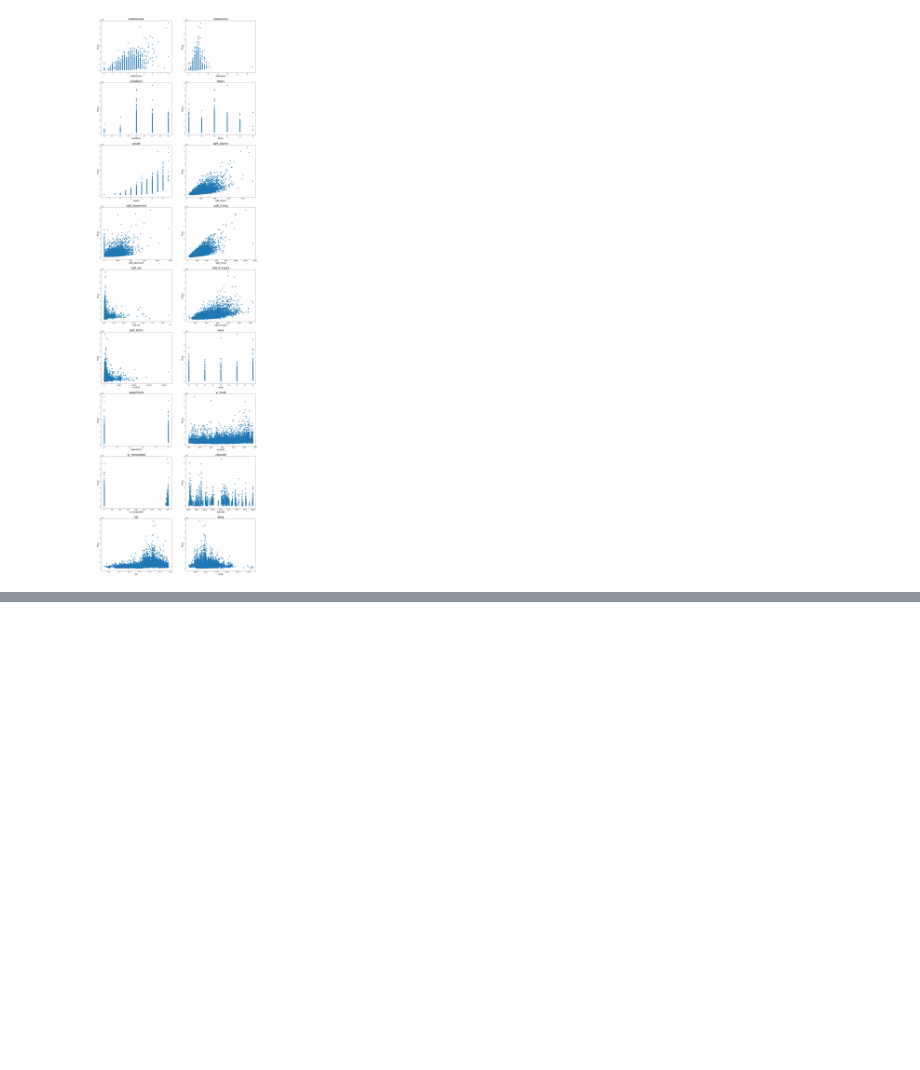
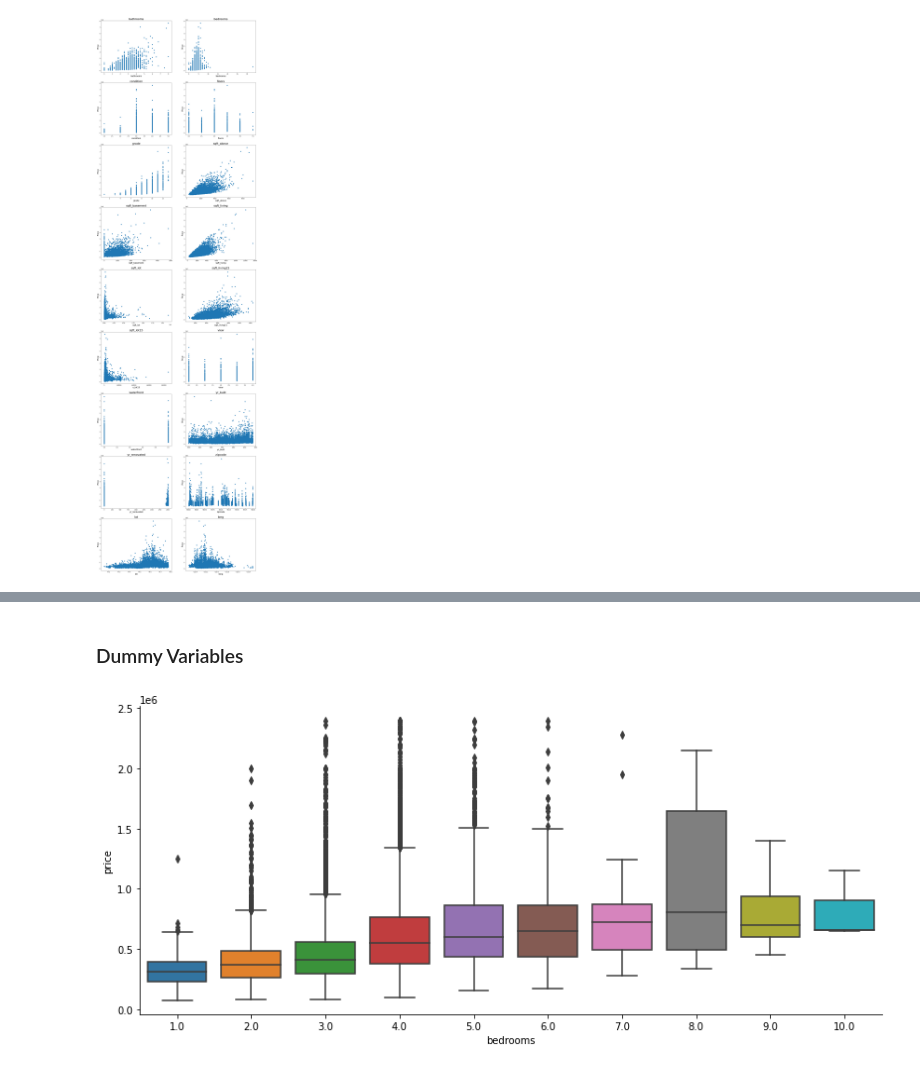
Before and after one commit to raizelistaken/Housing_Prices_KC, a Jupyter notebook: Raizel_Bernstein_Housing_Prices_Kings_County.ipynb, the cells around one changed output, grey strips where cells are left out. Saved outputs shown, nothing was run; the diff lists cells and outputs as text; code cells hidden in the pictures; blank space fills up the shorter version.

```diff
--- a/Raizel_Bernstein_Housing_Prices_Kings_County.ipynb
+++ b/Raizel_Bernstein_Housing_Prices_Kings_County.ipynb
@@ -223,0 +326,7 @@ plt.savefig('scatter_plots')
+# %% [markdown]
+### Dummy Variables
+# %%
+sns.catplot(x='bedrooms', y='price', kind='box', data=df, aspect = 2.2)
+plt.savefig('bedrooms_dummies_box')
+# %% [output]
+[figure, added]
```
Also changed, not shown: parts of 31 cells of this notebook, 7 other files.
